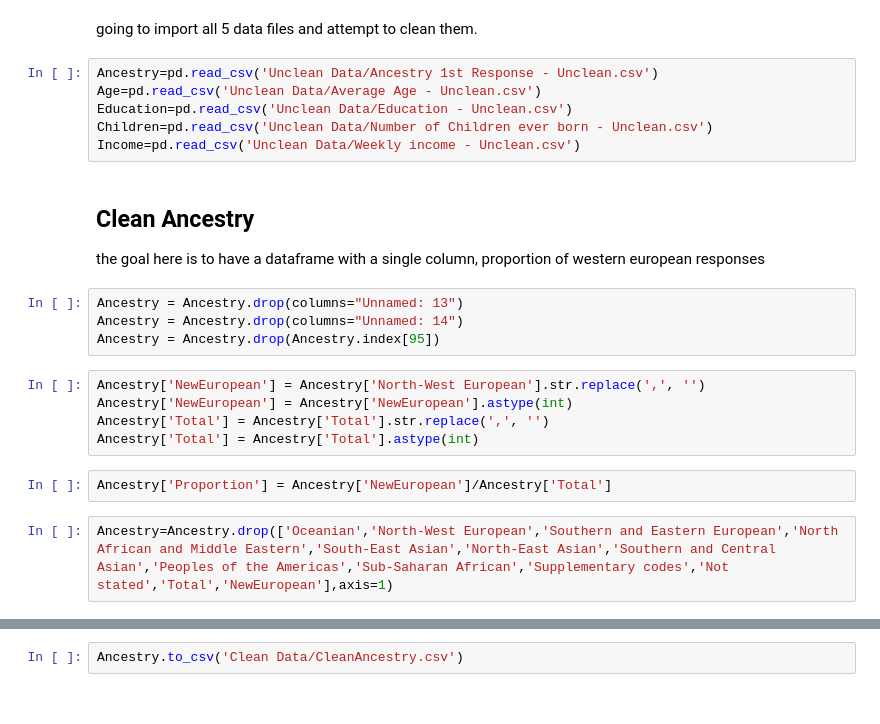
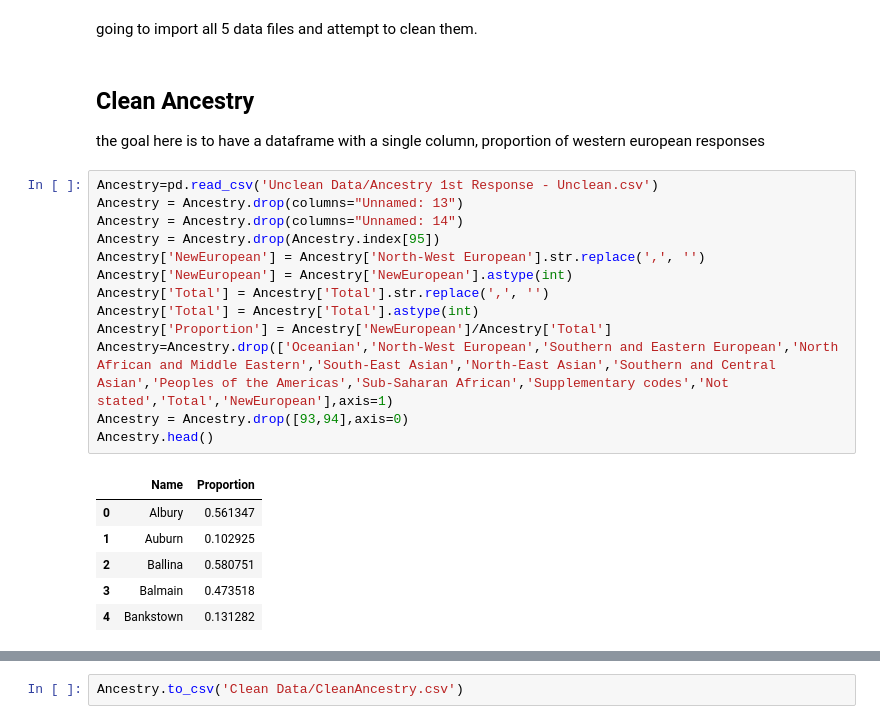
Before and after one commit to garyliu427/data-science-project-2019, a Jupyter notebook: Group Assignment Working notebook.ipynb, the cells around one changed output, grey strips where cells are left out. Drawn from its saved outputs; the diff is of its cells as text.

```diff
--- a/Group Assignment Working notebook.ipynb
+++ b/Group Assignment Working notebook.ipynb
@@ -10,26 +10,27 @@ import matplotlib.pylab as plt
 %matplotlib inline
 # %% [markdown]
 going to import all 5 data files and attempt to clean them.
-# %%
-Ancestry=pd.read_csv('Unclean Data/Ancestry 1st Response - Unclean.csv')
-Age=pd.read_csv('Unclean Data/Average Age - Unclean.csv')
-Education=pd.read_csv('Unclean Data/Education - Unclean.csv')
-Children=pd.read_csv('Unclean Data/Number of Children ever born - Unclean.csv')
-Income=pd.read_csv('Unclean Data/Weekly income - Unclean.csv')
 # %% [markdown]
 ## Clean Ancestry
 
 the goal here is to have a dataframe with a single column, proportion of western european responses
-# %%
-Ancestry = Ancestry.drop(columns="Unnamed: 13")
-Ancestry = Ancestry.drop(columns="Unnamed: 14")
-Ancestry = Ancestry.drop(Ancestry.index[95])
-# %%
-Ancestry['NewEuropean'] = Ancestry['North-West European'].str.replace(',', '')
-Ancestry['NewEuropean'] = Ancestry['NewEuropean'].astype(int)
-Ancestry['Total'] = Ancestry['Total'].str.replace(',', '')
-Ancestry['Total'] = Ancestry['Total'].astype(int)
-# %%
-Ancestry['Proportion'] = Ancestry['NewEuropean']/Ancestry['Total']
 # %%
+Ancestry=pd.read_csv('Unclean Data/Ancestry 1st Response - Unclean.csv')
+Ancestry = Ancestry.drop(columns="Unnamed: 13")
+Ancestry = Ancestry.drop(columns="Unnamed: 14")
+Ancestry = Ancestry.drop(Ancestry.index[95])
+Ancestry['NewEuropean'] = Ancestry['North-West European'].str.replace(',', '')
+Ancestry['NewEuropean'] = Ancestry['NewEuropean'].astype(int)
+Ancestry['Total'] = Ancestry['Total'].str.replace(',', '')
+Ancestry['Total'] = Ancestry['Total'].astype(int)
+Ancestry['Proportion'] = Ancestry['NewEuropean']/Ancestry['Total']
 Ancestry=Ancestry.drop(['Oceanian','North-West European','Southern and Eastern European','North African and Middle Eastern','South-East Asian','North-East Asian','Southern and Central Asian','Peoples of the Americas','Sub-Saharan African','Supplementary codes','Not stated','Total','NewEuropean'],axis=1)
+Ancestry = Ancestry.drop([93,94],axis=0)
+Ancestry.head()
+# %% [output]
+|  | Name | Proportion |
+| 0 | Albury | 0.561347 |
+| 1 | Auburn | 0.102925 |
+| 2 | Ballina | 0.580751 |
+| 3 | Balmain | 0.473518 |
+| 4 | Bankstown | 0.131282 |
```
Also changed, not shown: parts of 55 cells of this notebook.
